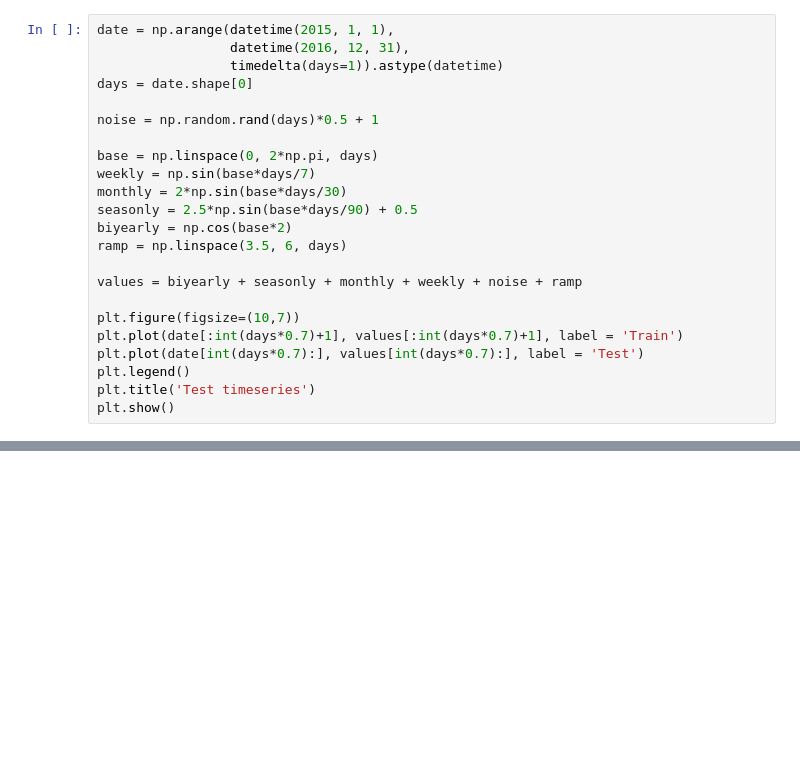
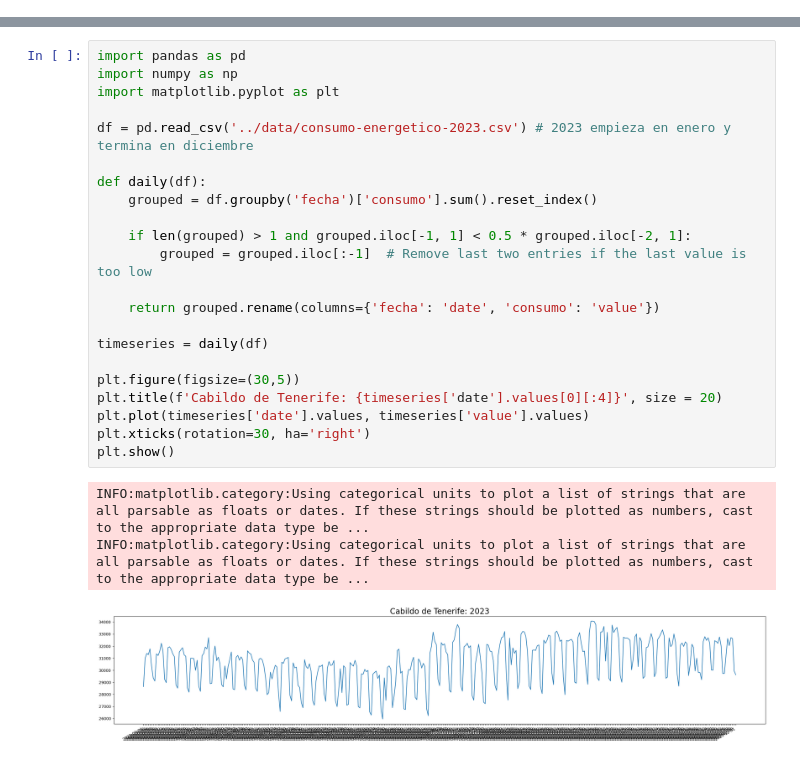
Before and after one commit to KhvatkinNikita/NUC-AI, a Jupyter notebook: notebooks/test.ipynb, the cells around one changed output, grey strips where cells are left out. Drawn from its saved outputs; the diff is of its cells as text; blank space fills up the shorter version.

Commit message:
Tenerife consuption datasets + Darts tests

```diff
--- a/notebooks/test.ipynb
+++ b/notebooks/test.ipynb
@@ -33,23 +0,0 @@ set_seed(42)
-# %%
-date = np.arange(datetime(2015, 1, 1),
-                 datetime(2016, 12, 31),
-                 timedelta(days=1)).astype(datetime)
-days = date.shape[0]
-
-noise = np.random.rand(days)*0.5 + 1
-
-base = np.linspace(0, 2*np.pi, days)
-weekly = np.sin(base*days/7)
-monthly = 2*np.sin(base*days/30)
-seasonly = 2.5*np.sin(base*days/90) + 0.5
-biyearly = np.cos(base*2)
-ramp = np.linspace(3.5, 6, days)
-
-values = biyearly + seasonly + monthly + weekly + noise + ramp
-
-plt.figure(figsize=(10,7))
-plt.plot(date[:int(days*0.7)+1], values[:int(days*0.7)+1], label = 'Train')
-plt.plot(date[int(days*0.7):], values[int(days*0.7):], label = 'Test')
-plt.legend()
-plt.title('Test timeseries')
-plt.show()
@@ -299,0 +1,26 @@ plt.show()
+# %%
+import pandas as pd
+import numpy as np
+import matplotlib.pyplot as plt
+
+df = pd.read_csv('../data/consumo-energetico-2023.csv') # 2023 empieza en enero y termina en diciembre
+
+def daily(df):
+    grouped = df.groupby('fecha')['consumo'].sum().reset_index()
+
+    if len(grouped) > 1 and grouped.iloc[-1, 1] < 0.5 * grouped.iloc[-2, 1]:
+        grouped = grouped.iloc[:-1]  # Remove last two entries if the last value is too low
+
+    return grouped.rename(columns={'fecha': 'date', 'consumo': 'value'})
+
+timeseries = daily(df)
+
+plt.figure(figsize=(30,5))
+plt.title(f'Cabildo de Tenerife: {timeseries['date'].values[0][:4]}', size = 20)
+plt.plot(timeseries['date'].values, timeseries['value'].values)
+plt.xticks(rotation=30, ha='right')
+plt.show()
+# %% [output]
+INFO:matplotlib.category:Using categorical units to plot a list of strings that are all parsable as floats or dates. If these strings should be plotted as numbers, cast to the appropriate data type be ...
+INFO:matplotlib.category:Using categorical units to plot a list of strings that are all parsable as floats or dates. If these strings should be plotted as numbers, cast to the appropriate data type be ...
+[figure, added]
```
Also changed, not shown: parts of 15 cells of this notebook, 8 other files.
